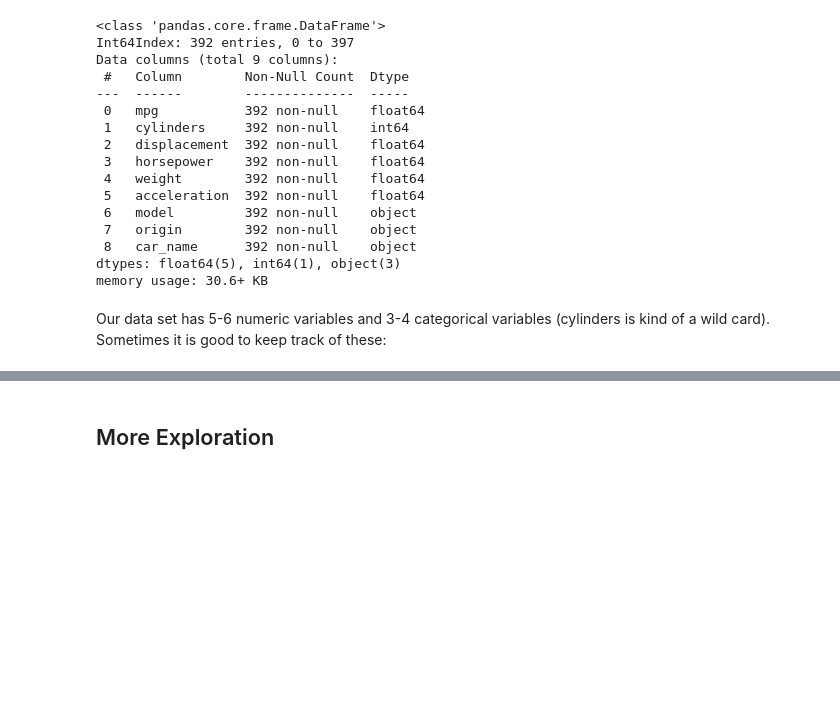
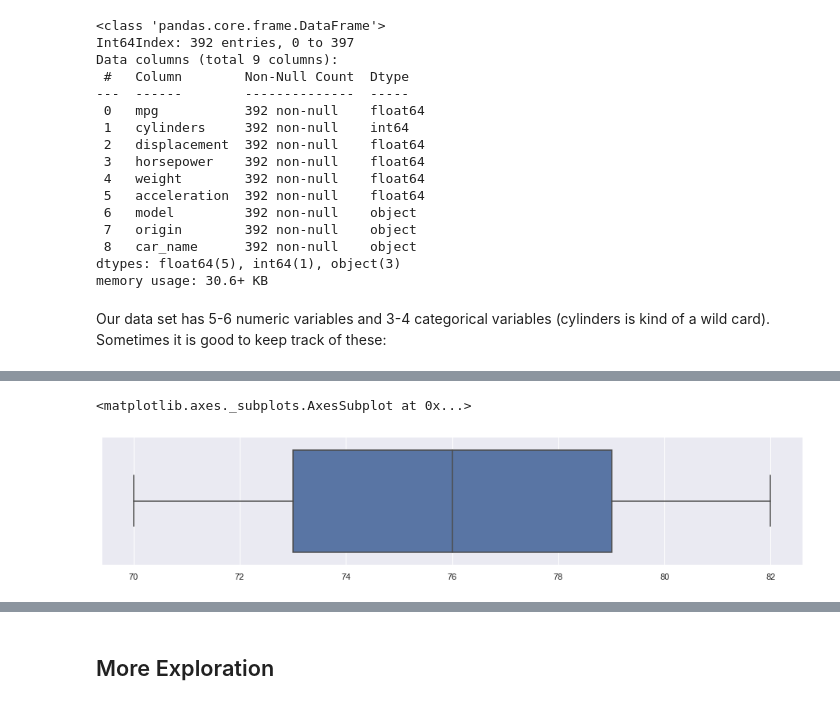
Before and after one commit to MarilynSasha/INTRO-TO-DATA-ANALYSIS, a Jupyter notebook: cars7.20.ipynb, the cells around one changed output, grey strips where cells are left out. Drawn from its saved outputs; the diff is of its cells as text; code cells hidden in the pictures; blank space fills up the shorter version.

```diff
--- a/cars7.20.ipynb
+++ b/cars7.20.ipynb
@@ -296,0 +299,3 @@ categorical_vars = ['model', 'origin', 'cylinders','car_name']
+# %%
+cars = pd.read_csv('DATA/cars_multivariate.csv')
+cars.columns
@@ -296,0 +334,3 @@ categorical_vars = ['model', 'origin', 'cylinders','car_name']
+# %%
+m = cars['model'].values
+m
@@ -296,0 +355,7 @@ categorical_vars = ['model', 'origin', 'cylinders','car_name']
+# %%
+sns.set(rc={'figure.figsize': (16,3)})
+# %%
+sns.boxplot(m)
+# %% [output]
+<matplotlib.axes._subplots.AxesSubplot at 0x...>
+[figure, added]
```
Also changed, not shown: parts of 14 cells of this notebook.
